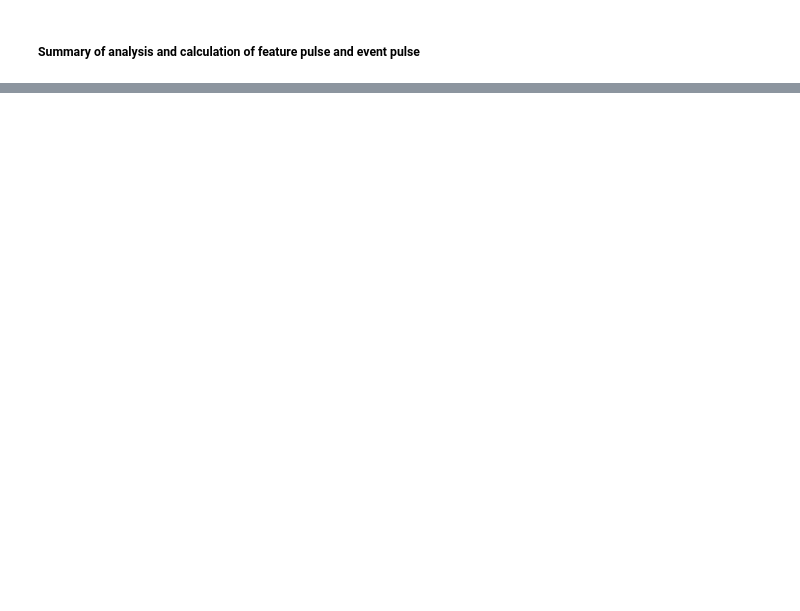
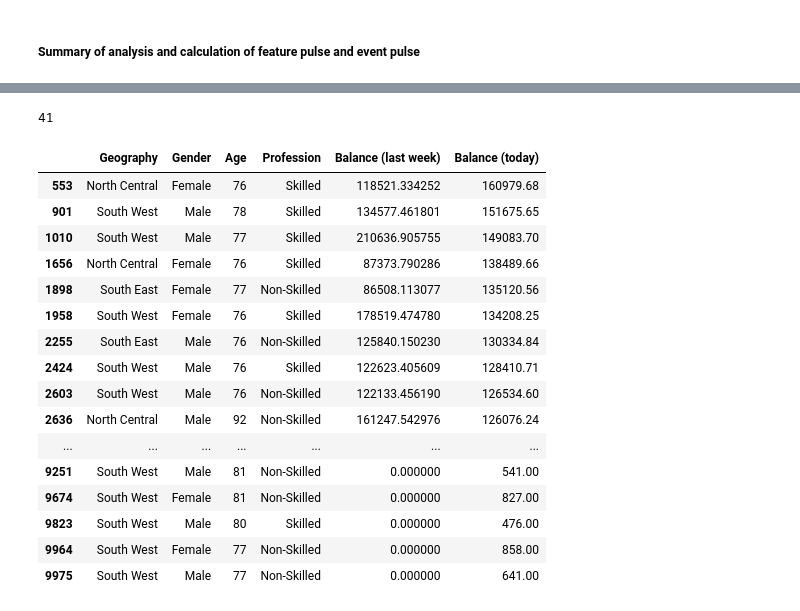
Before and after one commit to opeyemifarinde/Data-Analytics, a Jupyter notebook: Calculating_pulse_of_events_for_Towntalk_Bank_Data.ipynb, the cells around one changed output, grey strips where cells are left out. Cells and saved outputs as stored; diff of their text form; code cells hidden in the pictures; blank space fills up the shorter version.

Commit message:
updates to the notebook on the data for calculating last week balance

```diff
--- a/Calculating_pulse_of_events_for_Towntalk_Bank_Data.ipynb
+++ b/Calculating_pulse_of_events_for_Towntalk_Bank_Data.ipynb
@@ -591,0 +632,44 @@ Image(filename=PATH)
+# %%
+#validating calculations
+
+"""
+
+Take a look at a small data of customers aged 75,
+the number of customers with balance greater than zero that fall in this group is 41
+and the number of customers with balance greater than zero last week is 38.
+
+"""
+
+CustomersBalGreaterZerotodayData = rawData[rawData["Balance (today)"]>0] #segment data for today
+CustomersBalGreaterZerolastweekData = rawData[rawData["Balance (last week)"]>0] #segment data for last week
+fData= CustomersBalGreaterZerotodayData[CustomersBalGreaterZerotodayData["Age"]>75] # feature data today
+flastweekData= CustomersBalGreaterZerolastweekData[CustomersBalGreaterZerolastweekData["Age"]>75]
+
+
+"""
+
+I will print the length and entire data of customers with balance greater than zero today.
+
+"""
+
+print(len(fData))
+fData
+# %% [output]
+41
+|  | Geography | Gender | Age | Profession | Balance (last week) | Balance (today) |
+| 553 | North Central | Female | 76 | Skilled | 118521.334252 | 160979.68 |
+| 901 | South West | Male | 78 | Skilled | 134577.461801 | 151675.65 |
+| 1010 | South West | Male | 77 | Skilled | 210636.905755 | 149083.70 |
+| 1656 | North Central | Female | 76 | Skilled | 87373.790286 | 138489.66 |
+| 1898 | South East | Female | 77 | Non-Skilled | 86508.113077 | 135120.56 |
+| 1958 | South West | Female | 76 | Skilled | 178519.474780 | 134208.25 |
+| 2255 | South East | Male | 76 | Non-Skilled | 125840.150230 | 130334.84 |
+| 2424 | South West | Male | 76 | Skilled | 122623.405609 | 128410.71 |
+| 2603 | South West | Male | 76 | Non-Skilled | 122133.456190 | 126534.60 |
+| 2636 | North Central | Male | 92 | Non-Skilled | 161247.542976 | 126076.24 |
+| ... | ... | ... | ... | ... | ... | ... |
+| 9251 | South West | Male | 81 | Non-Skilled | 0.000000 | 541.00 |
+| 9674 | South West | Female | 81 | Non-Skilled | 0.000000 | 827.00 |
+| 9823 | South West | Male | 80 | Skilled | 0.000000 | 476.00 |
+| 9964 | South West | Female | 77 | Non-Skilled | 0.000000 | 858.00 |
+| 9975 | South West | Male | 77 | Non-Skilled | 0.000000 | 641.00 |
```
Also changed, not shown: parts of 18 cells of this notebook.
